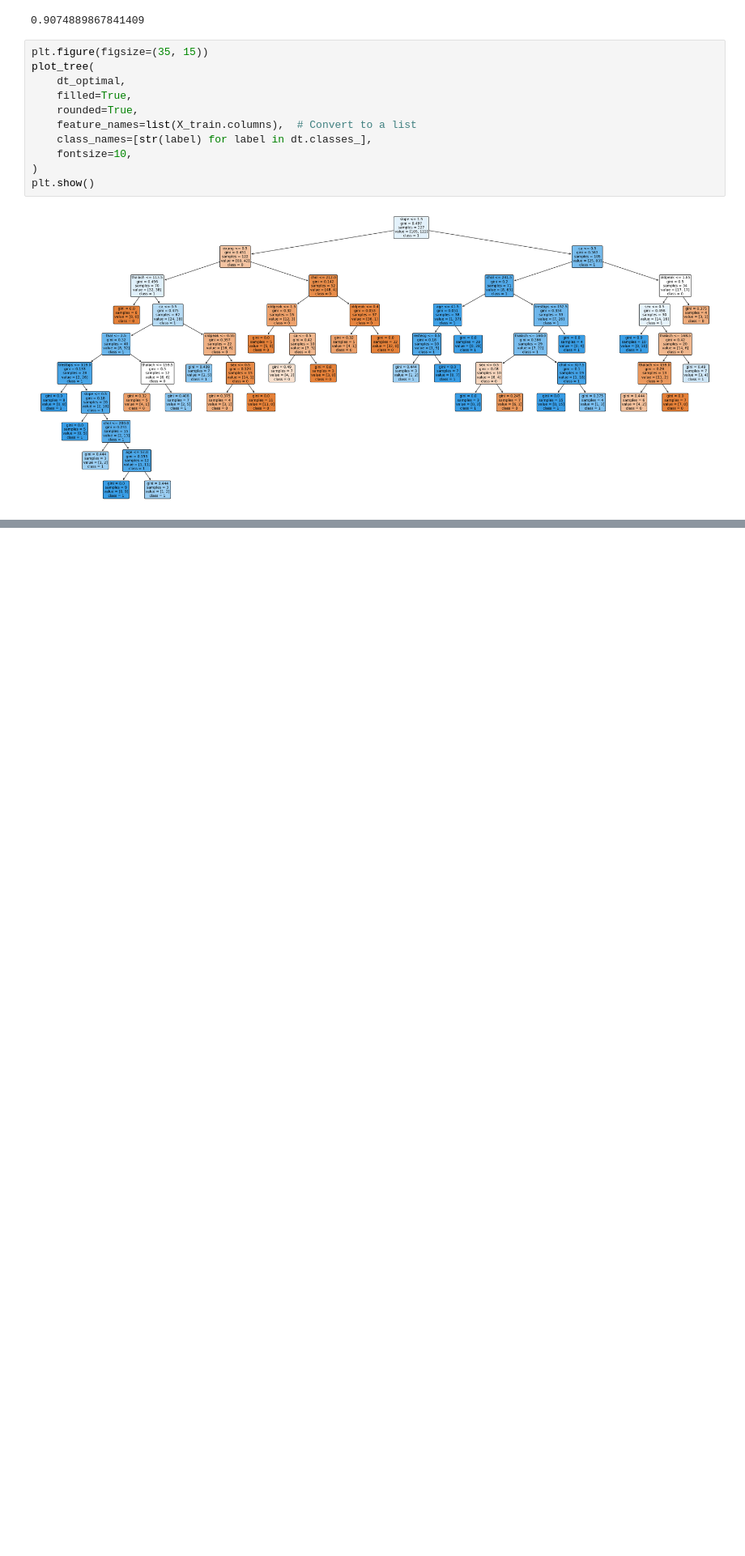
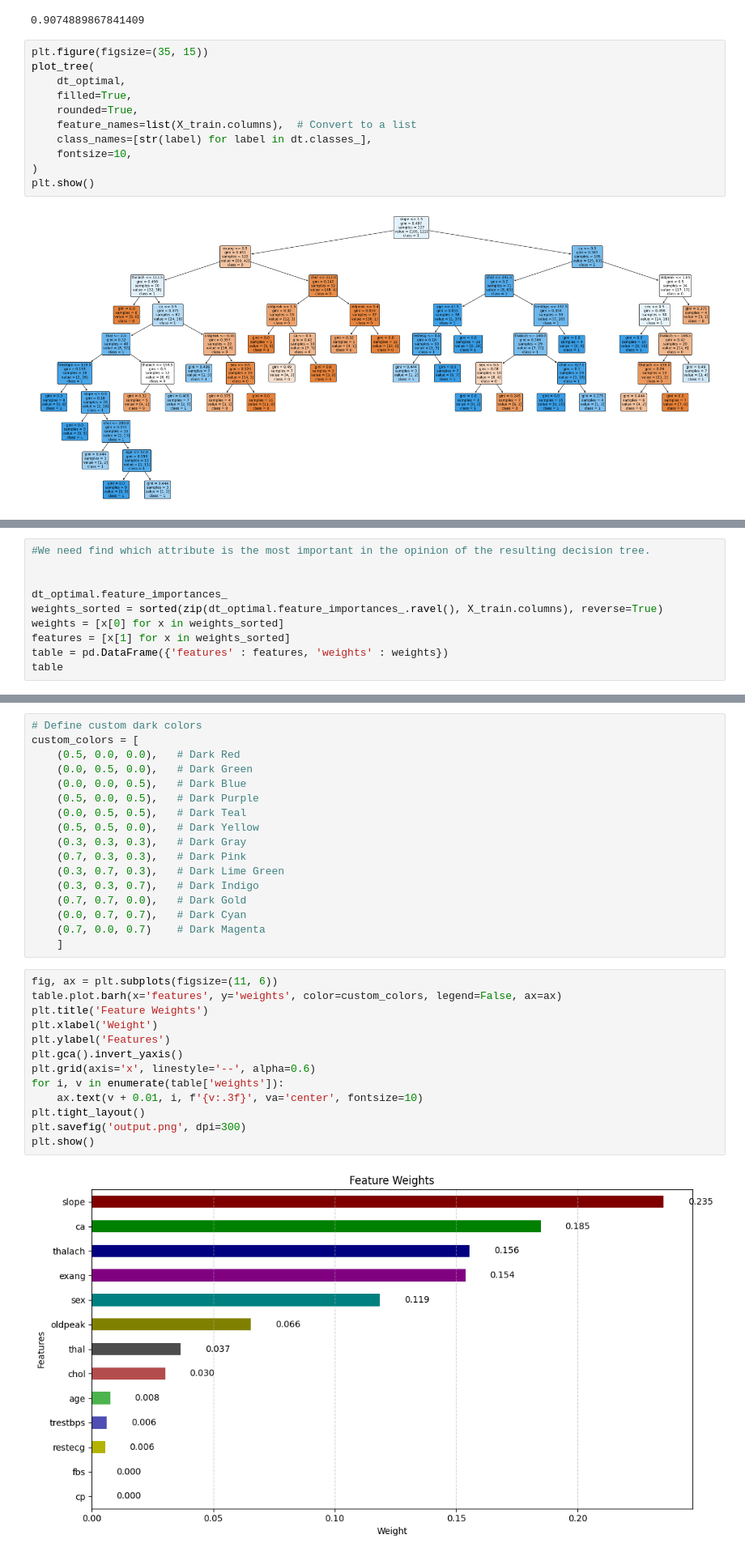
Before and after one commit to SergeyHSE/DesisionTree.github.io, a Jupyter notebook: DesisionTree.ipynb, the cells around one changed output, grey strips where cells are left out. Shown at 81% size. Saved outputs shown, nothing was run; the diff lists cells and outputs as text; blank space fills up the shorter version.

```diff
--- a/DesisionTree.ipynb
+++ b/DesisionTree.ipynb
@@ -128,0 +147,10 @@ plt.show()
+# %%
+#We need find which attribute is the most important in the opinion of the resulting decision tree.
+
+
+dt_optimal.feature_importances_
+weights_sorted = sorted(zip(dt_optimal.feature_importances_.ravel(), X_train.columns), reverse=True)
+weights = [x[0] for x in weights_sorted]
+features = [x[1] for x in weights_sorted]
+table = pd.DataFrame({'features' : features, 'weights' : weights})
+table
@@ -128,0 +172,32 @@ plt.show()
+# %%
+# Define custom dark colors
+custom_colors = [
+    (0.5, 0.0, 0.0),   # Dark Red
+    (0.0, 0.5, 0.0),   # Dark Green
+    (0.0, 0.0, 0.5),   # Dark Blue
+    (0.5, 0.0, 0.5),   # Dark Purple
+    (0.0, 0.5, 0.5),   # Dark Teal
+    (0.5, 0.5, 0.0),   # Dark Yellow
+    (0.3, 0.3, 0.3),   # Dark Gray
+    (0.7, 0.3, 0.3),   # Dark Pink
+    (0.3, 0.7, 0.3),   # Dark Lime Green
+    (0.3, 0.3, 0.7),   # Dark Indigo
+    (0.7, 0.7, 0.0),   # Dark Gold
+    (0.0, 0.7, 0.7),   # Dark Cyan
+    (0.7, 0.0, 0.7)    # Dark Magenta
+    ]
+# %%
+fig, ax = plt.subplots(figsize=(11, 6))
+table.plot.barh(x='features', y='weights', color=custom_colors, legend=False, ax=ax)
+plt.title('Feature Weights')
+plt.xlabel('Weight')
+plt.ylabel('Features')
+plt.gca().invert_yaxis()
+plt.grid(axis='x', linestyle='--', alpha=0.6)
+for i, v in enumerate(table['weights']):
+    ax.text(v + 0.01, i, f'{v:.3f}', va='center', fontsize=10)
+plt.tight_layout()
+plt.savefig('output.png', dpi=300)
+plt.show()
+# %% [output]
+[figure, added]
```
Also changed, not shown: parts of 4 cells of this notebook.
